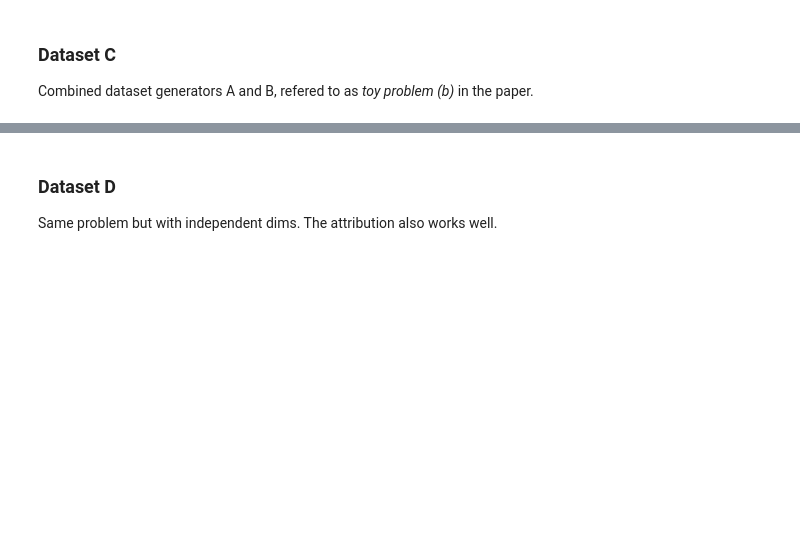
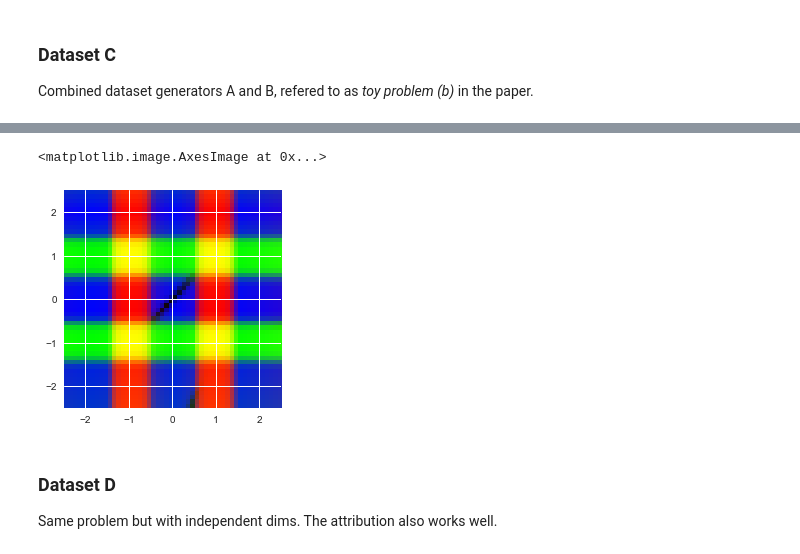
Before and after one commit to deezer/interpretable_nn_attribution, a Jupyter notebook: toy/toy_examples.ipynb, the cells around one changed output, grey strips where cells are left out. Saved outputs shown, nothing was run; the diff lists cells and outputs as text; code cells hidden in the pictures; blank space fills up the shorter version.

```diff
--- a/toy/toy_examples.ipynb
+++ b/toy/toy_examples.ipynb
@@ -330,3 +336,14 @@ Text(0.5, 1.0, 'Attributions')
+# %%
+''' Better visualise the attribution space, i.e. p(M|X).
+Note: we also compute them for out of distribution points. '''
+mesh_size = 50
+mx, my = np.meshgrid(np.linspace(-2.5, 2.5, mesh_size), np.linspace(-2.5, 2.5, mesh_size))
+X = np.concatenate([mx.reshape((-1, 1)), my.reshape((-1, 1))], axis=-1)
+A = get_attributions(m.model_int.predict(X), m.C_residual)
+plt.imshow(A.numpy().reshape((mesh_size, mesh_size, -1)), extent=[-2.5,2.5,-2.5,2.5])
+# %% [output]
+<matplotlib.image.AxesImage at 0x...>
+[figure, added]
 # %% [markdown]
 ### Dataset D
 
```
Also changed, not shown: parts of 8 cells of this notebook.
